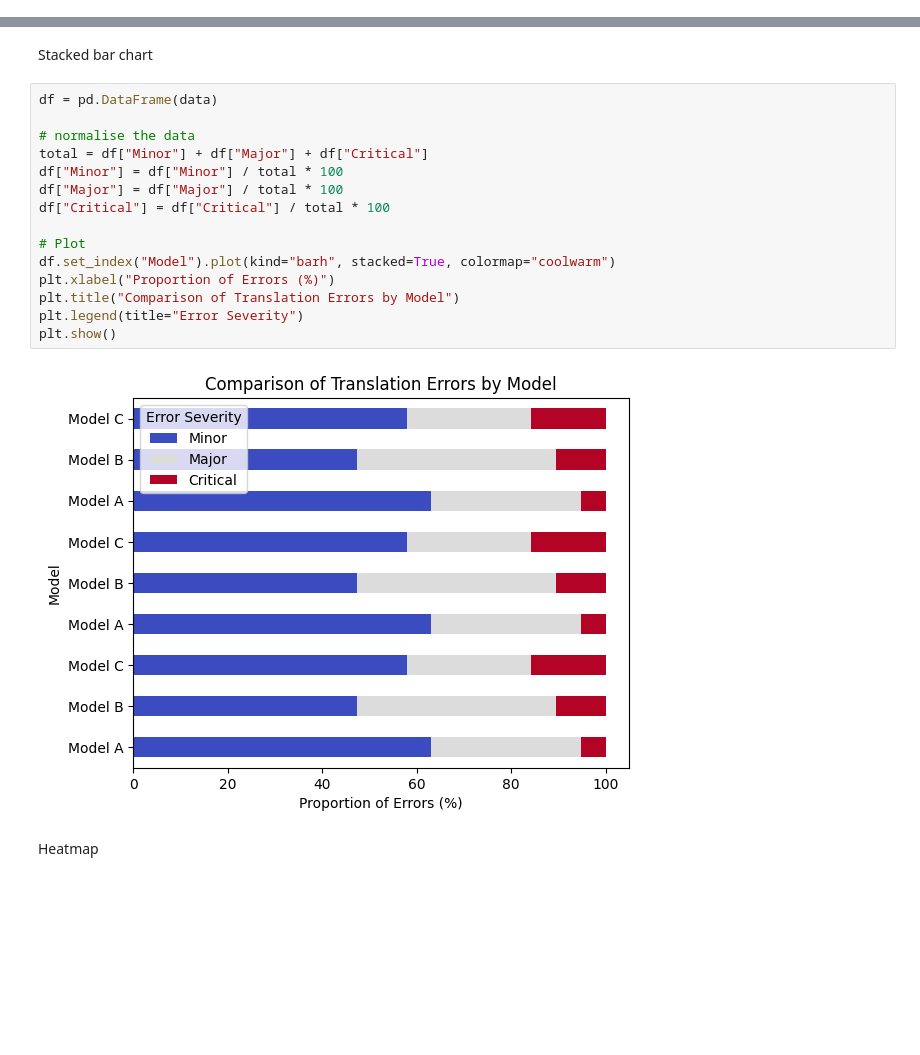
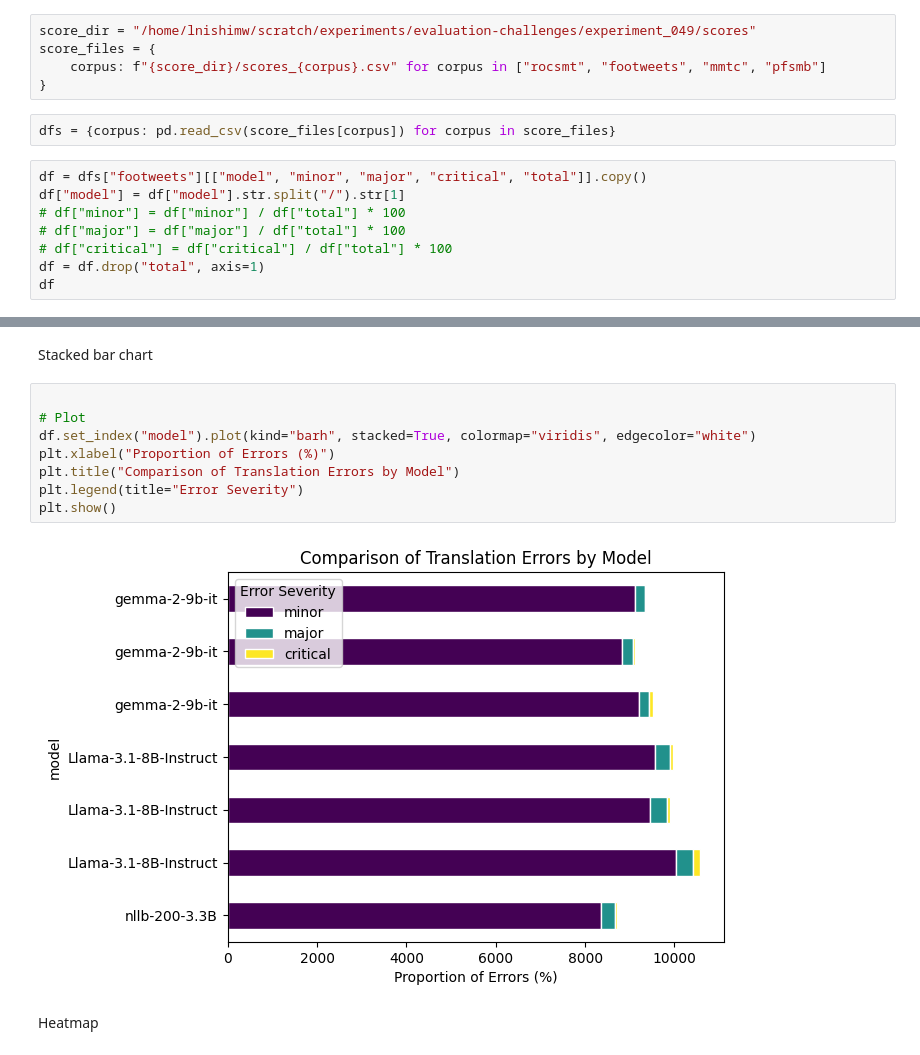
Before and after one commit to lydianish-phd/evaluation-challenges, a Jupyter notebook: src/draft.ipynb, the cells around one changed output, grey strips where cells are left out. Drawn from its saved outputs; the diff is of its cells as text; blank space fills up the shorter version.

Commit message:
draft visualise scores

```diff
--- a/src/draft.ipynb
+++ b/src/draft.ipynb
@@ -17,0 +14,15 @@ data = {
+# %%
+score_dir = "/home/lnishimw/scratch/experiments/evaluation-challenges/experiment_049/scores"
+score_files = {
+    corpus: f"{score_dir}/scores_{corpus}.csv" for corpus in ["rocsmt", "footweets", "mmtc", "pfsmb"]
+}
+# %%
+dfs = {corpus: pd.read_csv(score_files[corpus]) for corpus in score_files}
+# %%
+df = dfs["footweets"][["model", "minor", "major", "critical", "total"]].copy()
+df["model"] = df["model"].str.split("/").str[1]
+# df["minor"] = df["minor"] / df["total"] * 100
+# df["major"] = df["major"] / df["total"] * 100
+# df["critical"] = df["critical"] / df["total"] * 100
+df = df.drop("total", axis=1)
+df
@@ -18,22 +38,15 @@ data = {
 # %% [markdown]
 Stacked bar chart
 # %%
-df = pd.DataFrame(data)
-
-# normalise the data
-total = df["Minor"] + df["Major"] + df["Critical"]
-df["Minor"] = df["Minor"] / total * 100
-df["Major"] = df["Major"] / total * 100
-df["Critical"] = df["Critical"] / total * 100
 
 # Plot
-df.set_index("Model").plot(kind="barh", stacked=True, colormap="coolwarm")
+df.set_index("model").plot(kind="barh", stacked=True, colormap="viridis", edgecolor="white")
 plt.xlabel("Proportion of Errors (%)")
 plt.title("Comparison of Translation Errors by Model")
 plt.legend(title="Error Severity")
 plt.show()
 # %% [output]
-[figure, old version]
+[figure, new version]
 # %% [markdown]
 Heatmap
 # %%
```
Also changed, not shown: parts of 3 cells of this notebook.
